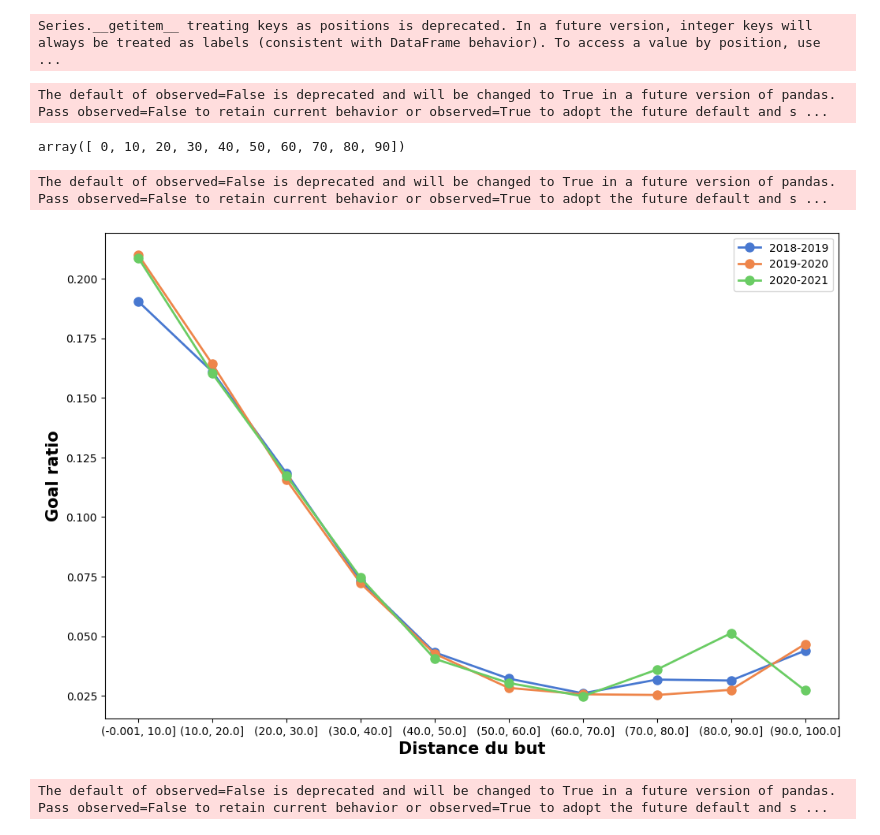
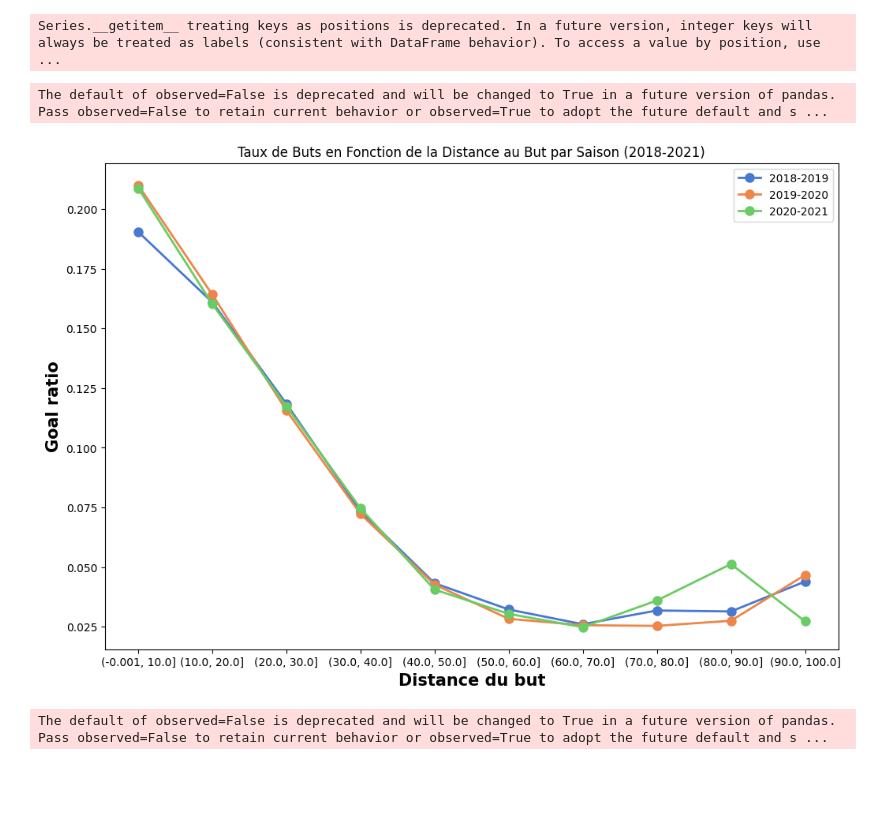
Before and after one commit to edwardhab/IFT-6758---A3-NHL, a Jupyter notebook: notebooks/Visualisation.ipynb, the cells around one changed output. Cells and saved outputs as stored; diff of their text form; code cells hidden in the pictures; blank space fills up the shorter version.

```diff
--- a/notebooks/Visualisation.ipynb
+++ b/notebooks/Visualisation.ipynb
@@ -9,7 +55,17 @@ import pandas as pd
 # Ajout d'une colonne goal egale a 1 si goal 0 sinon
 df['goal']=df['result'].apply(lambda x: 1 if x=='goal' else 0 )
 #Separation des coordonnes en 2 colonnes x,y
-df[['x', 'y']] = df['coordinates'].apply(pd.Series)
+# Assuming coordinates are in the format "(x, y)"
+# Assuming coordinates are in the format "(x, y)"
+# Assuming coordinates are in the format "(x, y)"
+df[['x', 'y']] = df['coordinates'].str.extract(r'\(([^,]+),\s*([^)]+)\)').apply(pd.to_numeric, errors='coerce')
+#Rassemble le nombre total de tir par type dans un dictionnaire
+total_shots=df['shotType'].value_counts()
+total_shots=total_shots.to_dict()
+#Rassemble le nombre total de goal par type de tir dans un dictionnaire
+goals = df[df['result'] == 'goal']['shotType'].value_counts()
+goals=goals.to_dict()
+df
 # %% [output]
 |  | season | gameId | eventId | period | timeInPeriod | eventType | teamId | shooter | goalie | shotType | ... |
 | 0 | 20162017 | 2016020001 | 8 | 1 | 01:11 | shot-on-goal | 10 | Mitch Marner | Craig Anderson | wrist | ... |
@@ -127,13 +176,13 @@ ax2 = ax1.twinx()
 line = ax2.plot(x, goals.values(), color=colors[0], marker='o', linewidth=2, markersize=8, label='Goals')
 
 # Set scales to logarithmic
-ax1.set_yscale('log')
+#ax1.set_yscale('log')
 ax2.set_yscale('log')
 
 # Add value labels
 for i, (shot, goal) in enumerate(zip(total_shots.values(), goals.values())):
-    ax1.annotate(f'{shot}', (i, shot), xytext=(0, 20), textcoords='offset points', ha='center', va='bottom')
-    ax2.annotate(f'{goal}', (i, goal), xytext=(0, 20), textcoords='offset points', ha='center', va='bottom')
+    ax1.annotate(f'{shot}', (i, shot), xytext=(0, 15), textcoords='offset points', ha='center', va='bottom')
+    ax2.annotate(f'{goal}', (i, goal), xytext=(0, -15), textcoords='offset points', ha='center', va='bottom')
 
 # Set labels and title
 ax1.set_xlabel('Shot type', fontweight='bold', fontsize=15)
@@ -147,7 +196,7 @@ plt.xticks(x, goals.keys(), rotation=45, ha='right')
 # Add legends
 lines1, labels1 = ax1.get_legend_handles_labels()
 lines2, labels2 = ax2.get_legend_handles_labels()
-ax1.legend(lines1 + lines2, labels1 + labels2, loc='upper left')
+ax1.legend(lines1 + lines2, labels1 + labels2, loc='upper right')
 
 # Adjust layout and display
 plt.tight_layout()
@@ -228,7 +300,7 @@ Relation distance but
 # %%
 def goaldistance(x):
     """Retourne la distance euclidienne entre des coordonnees (x,y) et le but
-
+        On assume les coordonnées du goal à (89,0) et (-89,0)
     Args:
         x (np.array): (x,y)
 
@@ -243,41 +315,33 @@ def goaldistance(x):
 df['distance'] = df[['x', 'y']].apply(lambda x: goaldistance(x), axis=1)
 # %% [output]
 Series.__getitem__ treating keys as positions is deprecated. In a future version, integer keys will always be treated as labels (consistent with DataFrame behavior). To access a value by position, use ...
-# %%
-import pandas as pd
-bins=np.arange(0,100,10)
-df['distance_bins'] = pd.cut(df['distance'], bins=bins)
-goal_ratio = df.groupby(['season', 'distance_bins'])['goal'].mean().reset_index()
-goal_ratio[goal_ratio['season']==20182019]['goal']
-# %% [output]
-The default of observed=False is deprecated and will be changed to True in a future version of pandas. Pass observed=False to retain current behavior or observed=True to adopt the future default and s ...
-array([ 0, 10, 20, 30, 40, 50, 60, 70, 80, 90])
 # %%
 import matplotlib.pyplot as plt
 import numpy as np
 import seaborn as sns
 import pandas as pd
 bins=np.arange(0,110,10)
 df['distance_bins'] = pd.cut(df['distance'], bins=bins,include_lowest=True,right=True)
 goal_ratio = df.groupby(['season', 'distance_bins'])['goal'].mean().reset_index()
 fig,ax = plt.subplots(figsize =(12, 8))
 colors = sns.color_palette("muted")
 #IL partage l'index X et les labels de distance
 index_plot=goal_ratio[goal_ratio['season']==20182019]['goal'].index
 label_distance=goal_ratio[goal_ratio['season']==20182019]['distance_bins']
 ax.plot(index_plot,goal_ratio[goal_ratio['season']==20182019]['goal'],color =colors[0], marker='o', linewidth=2, markersize=8, label='2018-2019')
 ax.plot(index_plot,goal_ratio[goal_ratio['season']==20192020]['goal'],color =colors[1], marker='o', linewidth=2, markersize=8, label='2019-2020')
 ax.plot(index_plot,goal_ratio[goal_ratio['season']==20202021]['goal'],color =colors[2], marker='o', linewidth=2, markersize=8, label='2020-2021')
 
 # Ticks
+ax.set_title('Taux de Buts en Fonction de la Distance au But par Saison (2018-2021)')
 plt.xlabel('Distance du but', fontweight ='bold', fontsize = 15)
 plt.ylabel('Goal ratio', fontweight ='bold', fontsize = 15)
 plt.xticks(index_plot, label_distance )
 plt.legend()
 plt.show()
 # %% [output]
 The default of observed=False is deprecated and will be changed to True in a future version of pandas. Pass observed=False to retain current behavior or observed=True to adopt the future default and s ...
-[figure, old version]
+[figure, new version]
 # %%
 import matplotlib.pyplot as plt
 import numpy as np
```
Also changed, not shown: parts of 15 cells of this notebook.
